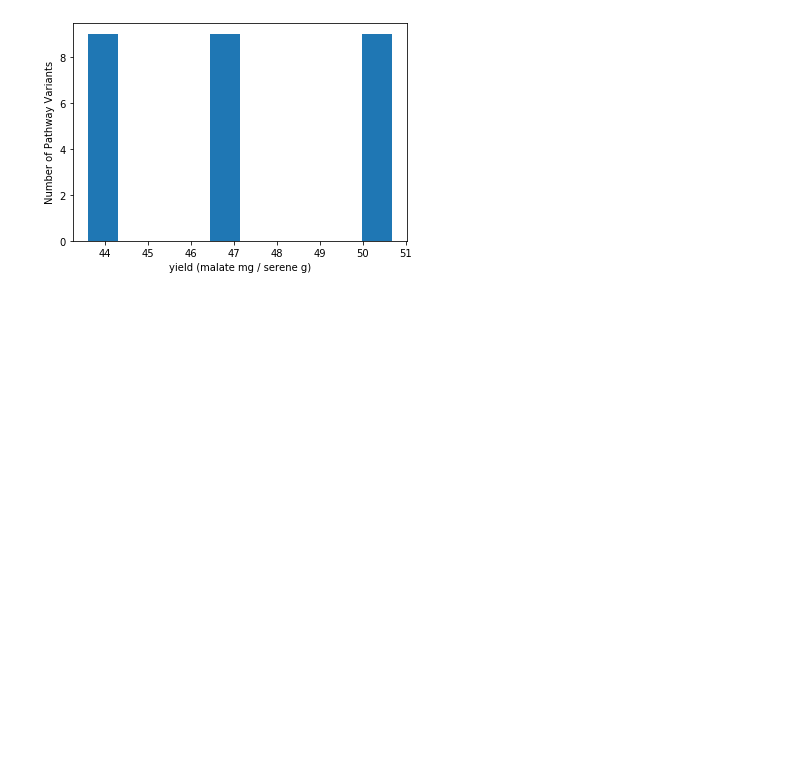
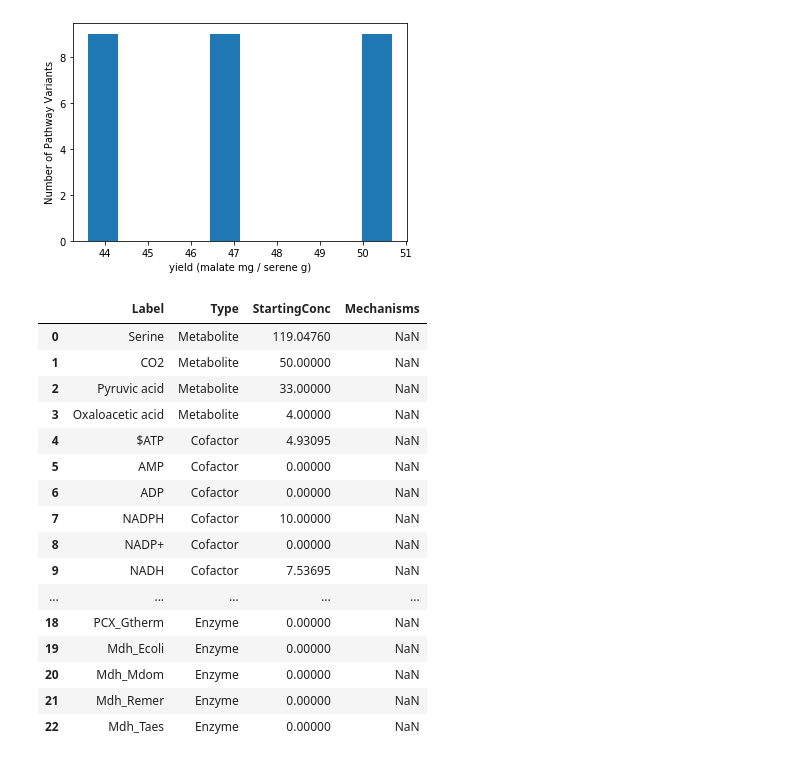
Before and after one commit to carothersresearch/ODBM, a Jupyter notebook: buildModelFromExcel.ipynb, the cells around one changed output. Cells and saved outputs as stored; diff of their text form; code cells hidden in the pictures; blank space fills up the shorter version.

```diff
--- a/buildModelFromExcel.ipynb
+++ b/buildModelFromExcel.ipynb
@@ -163,3 +163,23 @@ plt.xlabel('yield (malate mg / serene g)');
 plt.ylabel('Number of Pathway Variants');
 # %% [output]
 [figure]
+# %%
+myModel.species
+# %% [output]
+|  | Label | Type | StartingConc | Mechanisms |
+| 0 | Serine | Metabolite | 119.04760 | NaN |
+| 1 | CO2 | Metabolite | 50.00000 | NaN |
+| 2 | Pyruvic acid | Metabolite | 33.00000 | NaN |
+| 3 | Oxaloacetic acid | Metabolite | 4.00000 | NaN |
+| 4 | $ATP | Cofactor | 4.93095 | NaN |
+| 5 | AMP | Cofactor | 0.00000 | NaN |
+| 6 | ADP | Cofactor | 0.00000 | NaN |
+| 7 | NADPH | Cofactor | 10.00000 | NaN |
+| 8 | NADP+ | Cofactor | 0.00000 | NaN |
+| 9 | NADH | Cofactor | 7.53695 | NaN |
+| ... | ... | ... | ... | ... |
+| 18 | PCX_Gtherm | Enzyme | 0.00000 | NaN |
+| 19 | Mdh_Ecoli | Enzyme | 0.00000 | NaN |
+| 20 | Mdh_Mdom | Enzyme | 0.00000 | NaN |
+| 21 | Mdh_Remer | Enzyme | 0.00000 | NaN |
+| 22 | Mdh_Taes | Enzyme | 0.00000 | NaN |
```
Also changed, not shown: parts of 1 cell of this notebook, 4 other files.
